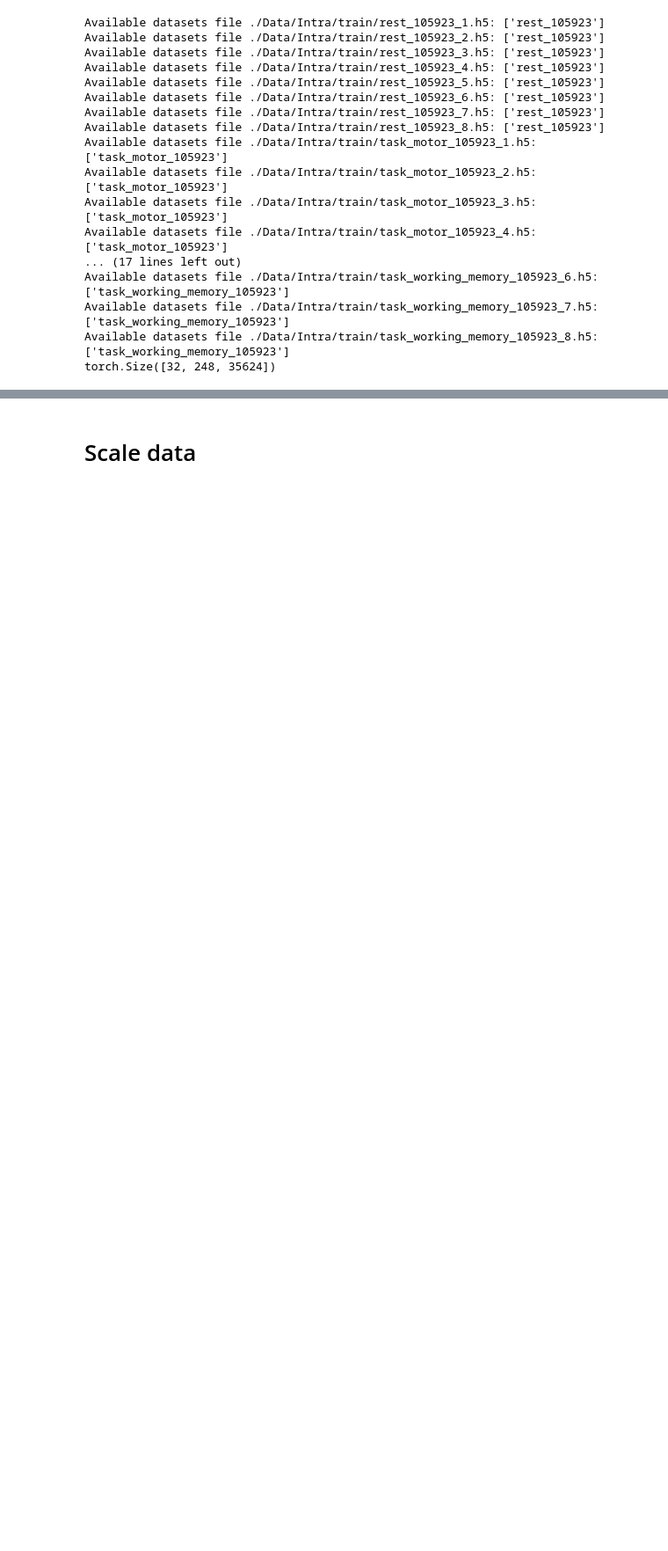
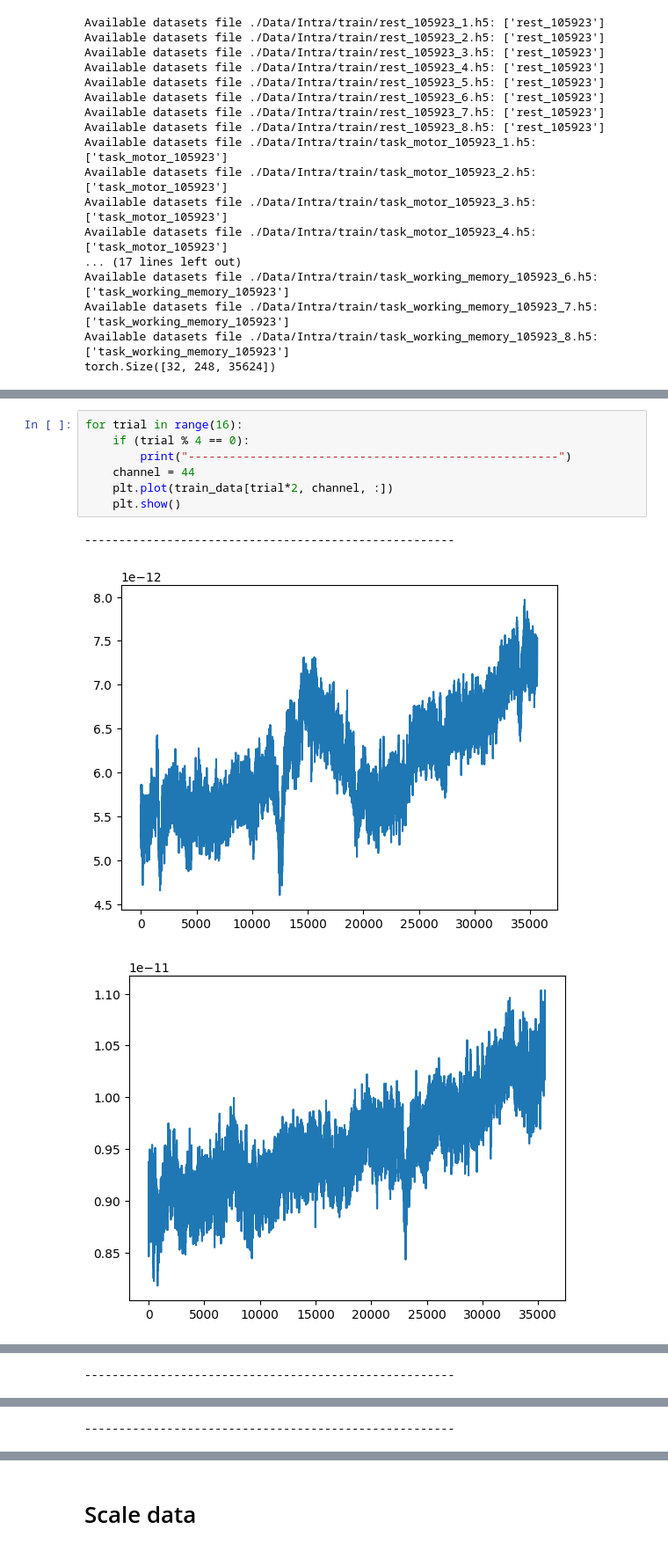
Before and after one commit to BarGinger/Deep_Learning_MEG, a Jupyter notebook: notebookSimon.ipynb, the cells around one changed output, grey strips where cells are left out. Shown at 88% size. Saved outputs shown, nothing was run; the diff lists cells and outputs as text; blank space fills up the shorter version.

```diff
--- a/notebookSimon.ipynb
+++ b/notebookSimon.ipynb
@@ -256,0 +287,11 @@ torch.Size([32, 248, 35624])
+# %%
+for trial in range(16):
+    if (trial % 4 == 0):
+        print("------------------------------------------------------")
+    channel = 44
+    plt.plot(train_data[trial*2, channel, :])
+    plt.show()
+# %% [output]
+------------------------------------------------------
+[figure, added]
+[figure, added]
@@ -256,0 +300 @@ torch.Size([32, 248, 35624])
+------------------------------------------------------
@@ -256,0 +305 @@ torch.Size([32, 248, 35624])
+------------------------------------------------------
```
Also changed, not shown: parts of 6 cells of this notebook, 1 other file.
